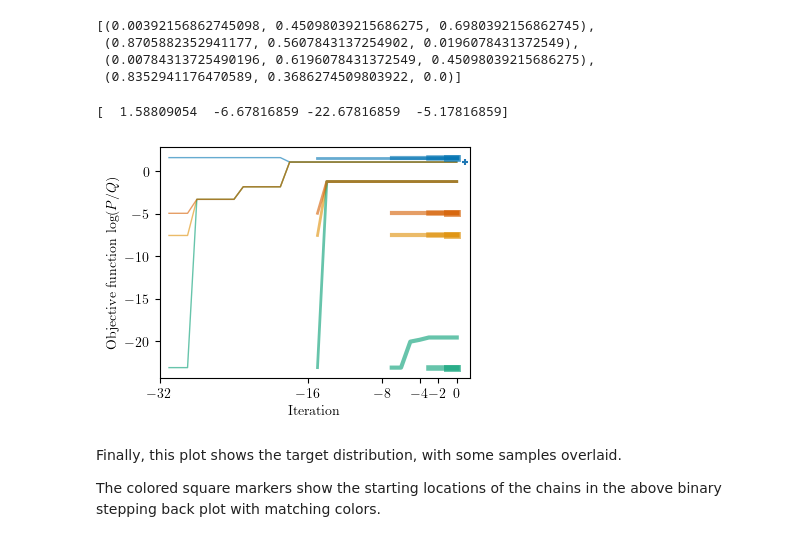
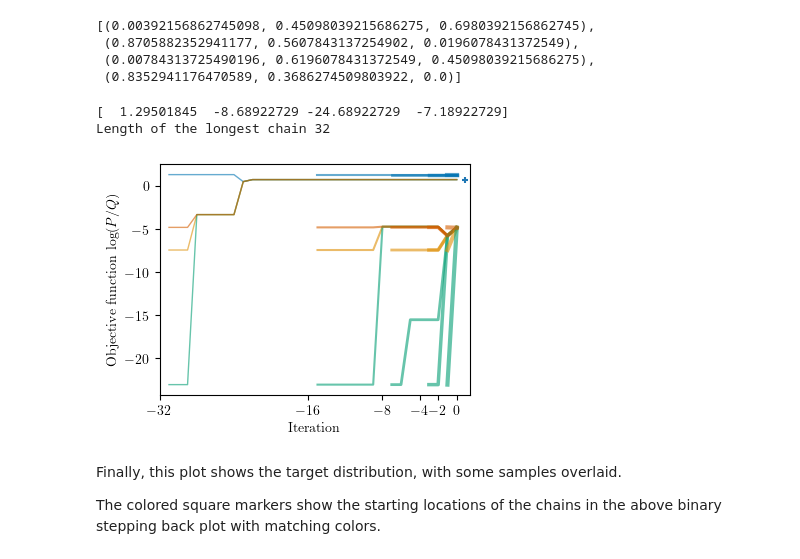
Before and after one commit to cjm96/mcmc_infinity, a Jupyter notebook: examples/rosenbrock_demo.ipynb, the cells around one changed output. Drawn from its saved outputs; the diff is of its cells as text; code cells hidden in the pictures.

Commit message:
changed the smallest inflation in rosenbrock demo

```diff
--- a/examples/rosenbrock_demo.ipynb
+++ b/examples/rosenbrock_demo.ipynb
@@ -131,7 +131,7 @@ We now build KDEs that we will use as our proposal.
 It is necessary to inflate (i.e. make wider) the KDEs in order for $P/Q$ to have a clear global maximum. Smaller inflation will make the objective function harder to maximise but will yield a more efficient proposal. Conversely, a larger inflation will make the objective function easier to maximise at the cost of a less efficient proposal.
 # %%
 Qkde_small = mc.kde_proposal.KernelDensityEstimateProposal(dim,
-                 inflation_scale=1.2)
+                 inflation_scale=1.5)
 Qkde_small.fit(samples)
 
 Qkde_big = mc.kde_proposal.KernelDensityEstimateProposal(dim,
@@ -169,0 +167,12 @@ print(target(test_points)-Qkde_small.logP(test_points))
+# %%
+num_trials = 20
+
+sol_small = maximize_objective_func(0, lambda x: target(x)-Qkde_small.logP(x),
+                                    num_trials)
+
+print(f"Solution small: {sol_small.x}, logP: {target(sol_small.x)}")
+
+sol_big = maximize_objective_func(0, lambda x: target(x)-Qkde_big.logP(x),
+                                    num_trials)
+
+print(f"Solution big: {sol_big.x}, logP: {target(sol_big.x)}")
@@ -263,6 +275,8 @@ colors
  (0.00784313725490196, 0.6196078431372549, 0.45098039215686275),
  (0.8352941176470589, 0.3686274509803922, 0.0)]
 # %%
+my_seed = 14
+
 initial_positions = np.array([[float(sol_small.x[0]), float(sol_small.x[1])],
                             [0.0, 0.3],
                             [2.0, 4.5],
@@ -273,40 +287,41 @@ print(target(initial_positions) - Qkde_small.logP(initial_positions)[0])
 sampler_demo = mc.sampler.PerfectSampler(target,
                                         Qkde_small,
                                         initial_positions,
-                                        seed=seed)
+                                        seed=my_seed)
 
 one_perfect_sample, chains = sampler_demo.get_perfect_sample(2,
                                                         show_all_output=True)
+
+print(f"Length of the longest chain {chains[-1].shape[1]}")
 
 fig, ax = plt.subplots(figsize=(4,3))
 
 num_walkers = len(initial_positions)
 
-lw = [1, 2, 3, 4, 5]
-alpha = [1.0, 0.3, 0.25, 0.2, 0.15]
 
 for c, chain in enumerate(chains[::-1]):
     for w in range(num_walkers):
         if True:
             PQ = target(chain[w]) - Qkde_small.logP(chain[w])
             iter = np.arange(1-len(PQ),1)
-            ax.plot(iter, PQ, color=colors[w], lw=1+c, alpha=0.6)
+            ax.plot(iter, PQ, color=colors[w], lw=1+0.5*c, alpha=0.6)
         else:
             pass
 
 ax.set_xlim(-32, 1.4)
 ax.set_xticks([-32,-16, -8, -4, -2, 0])
 
 y_val = target(chains[-1][0][-1]) - Qkde_small.logP(chains[-1][0][-1])
 ax.scatter([0.9], [y_val], s=15, marker='+', color='C0', alpha=1)
 
 ax.set_xlabel(r"Iteration")
 ax.set_ylabel(r"Objective function $\log(P/Q)$")
 
 plt.show()
 # %% [output]
-[  1.58809054  -6.67816859 -22.67816859  -5.17816859]
+[  1.29501845  -8.68922729 -24.68922729  -7.18922729]
+Length of the longest chain 32
-[figure, old version]
+[figure, new version]
 # %% [markdown]
 Finally, this plot shows the target distribution, with some samples overlaid.
 
```
Also changed, not shown: parts of 11 cells of this notebook, 5 other files.
